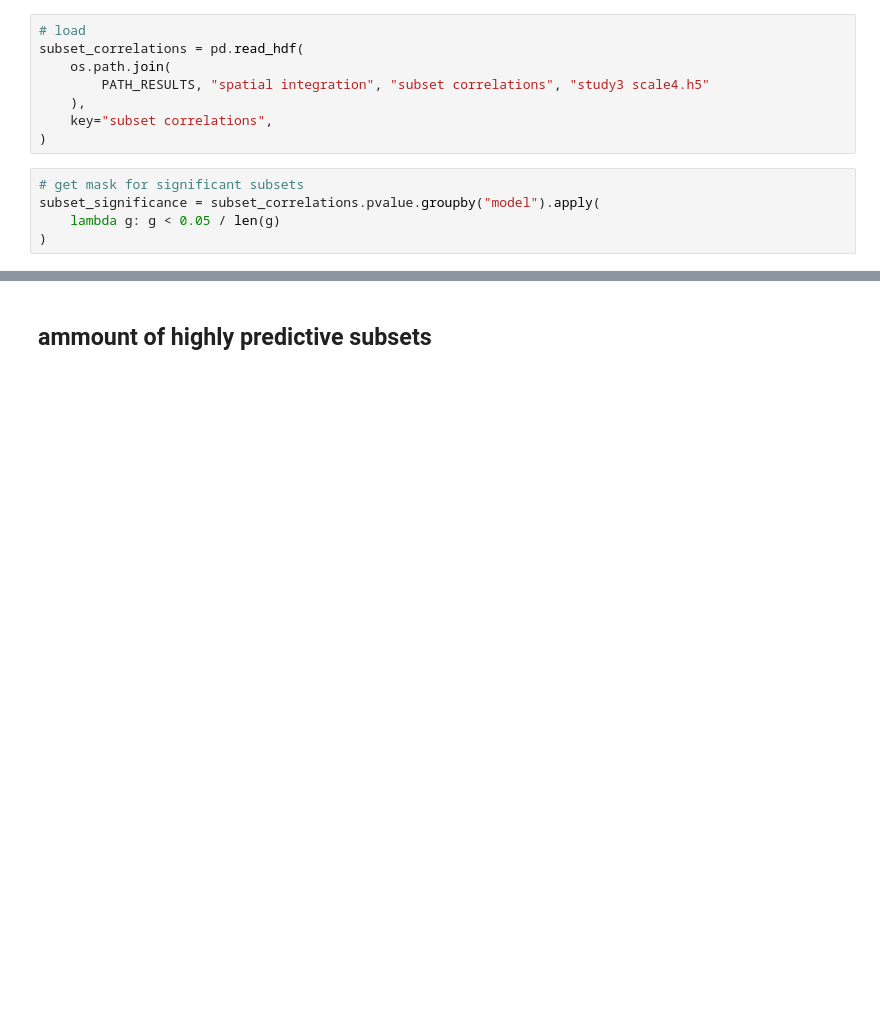
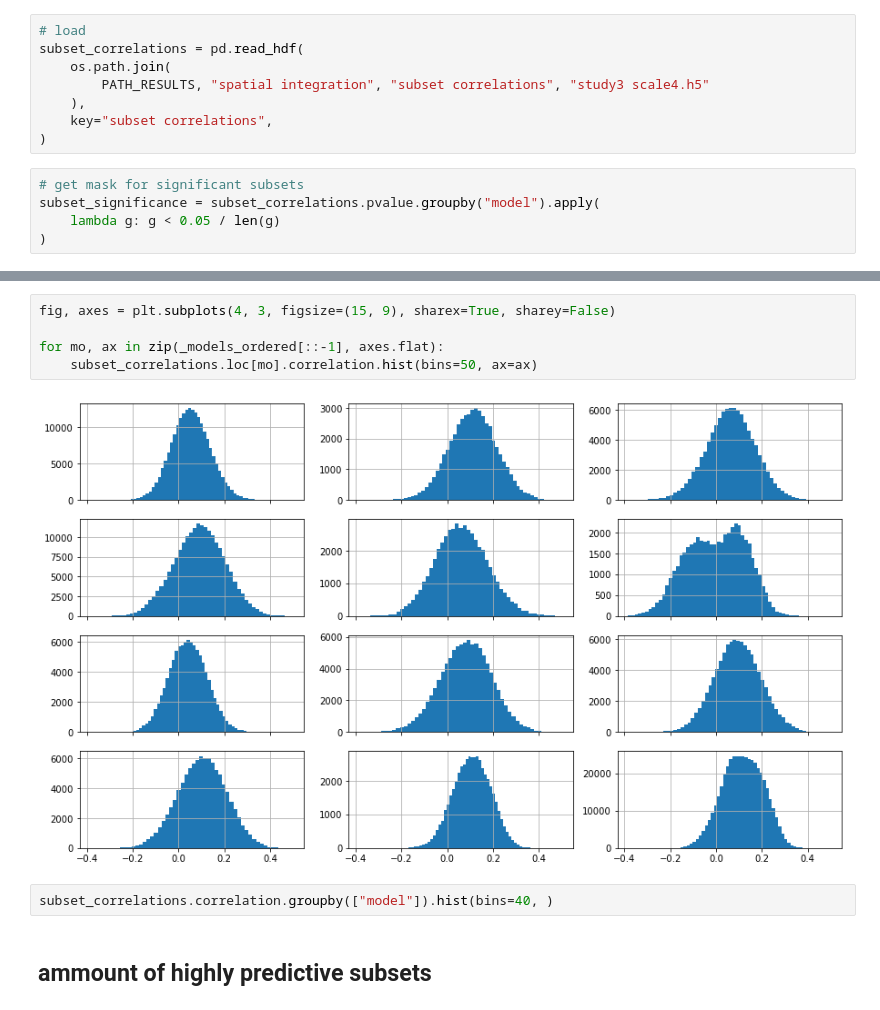
Before and after one commit to toniklenk/analysis-taskonomy, a Jupyter notebook: scripts/factor3 spatialintegration.ipynb, the cells around one changed output, grey strips where cells are left out. Cells and saved outputs as stored; diff of their text form; blank space fills up the shorter version.

```diff
--- a/scripts/factor3 spatialintegration.ipynb
+++ b/scripts/factor3 spatialintegration.ipynb
@@ -576,3 +589,12 @@ subset_significance = subset_correlations.pvalue.groupby("model").apply(
+# %%
+fig, axes = plt.subplots(4, 3, figsize=(15, 9), sharex=True, sharey=False)
+
+for mo, ax in zip(_models_ordered[::-1], axes.flat):
+    subset_correlations.loc[mo].correlation.hist(bins=50, ax=ax)
+# %% [output]
+[figure, added]
+# %%
+subset_correlations.correlation.groupby(["model"]).hist(bins=40, )
 # %% [markdown]
 ## ammount of highly predictive subsets
 # %%
```
Also changed, not shown: parts of 41 cells of this notebook, 4 other files.
